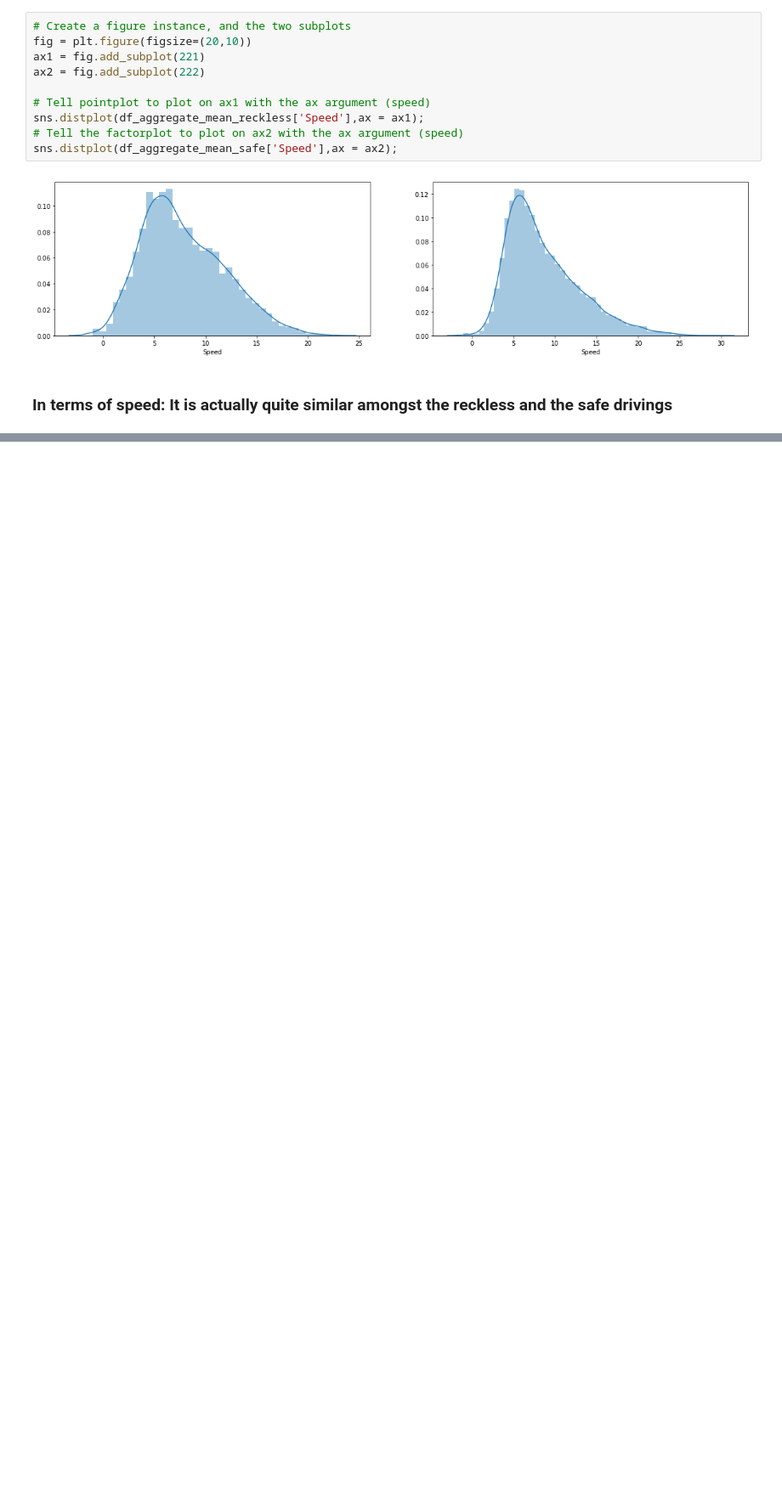
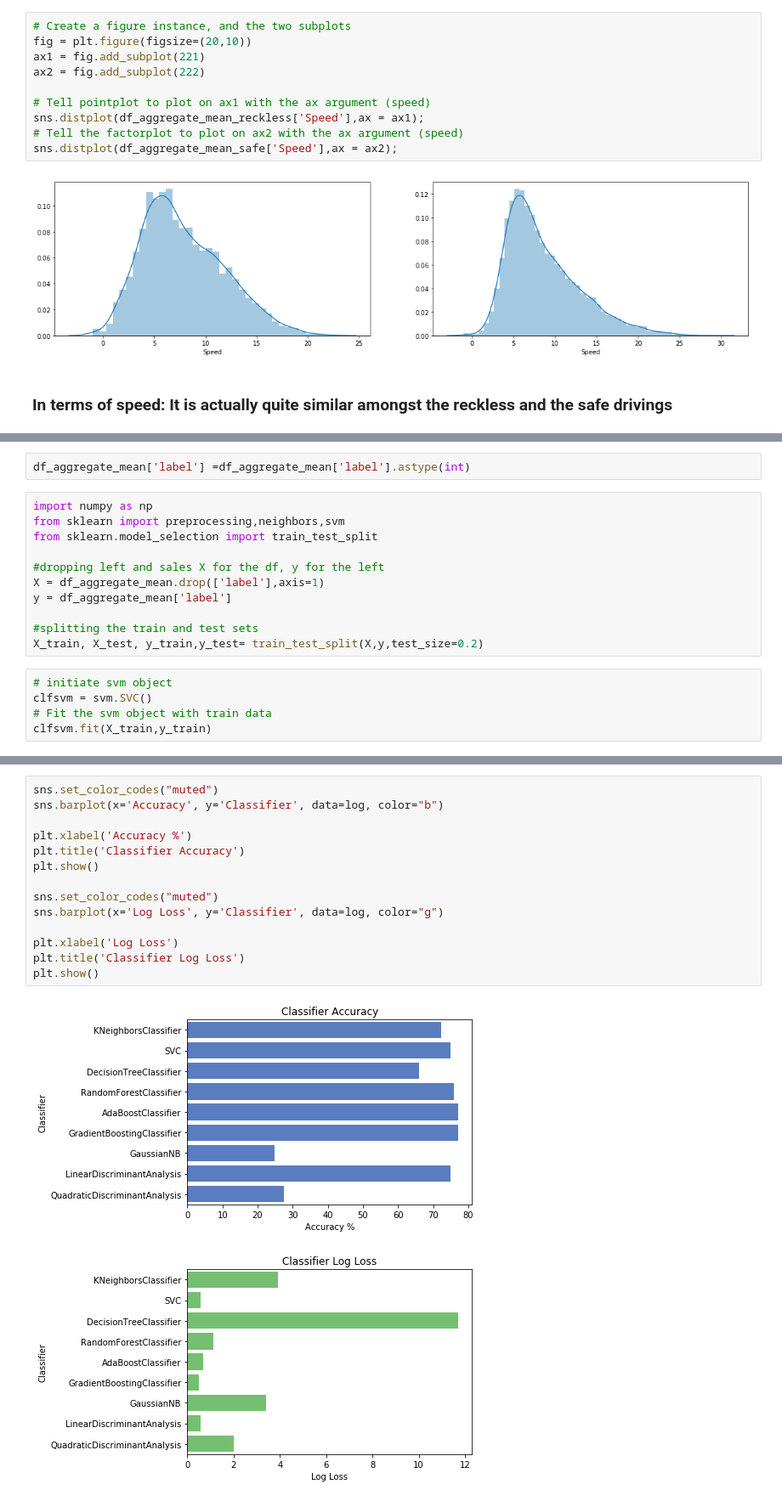
Before and after one commit to VincentTatan/GrabSafetyChallenge, a Jupyter notebook: Grab_Challenge_Python_Notebook.ipynb, the cells around one changed output, grey strips where cells are left out. Shown at 85% size. Cells and saved outputs as stored; diff of their text form; blank space fills up the shorter version.

```diff
--- a/Grab_Challenge_Python_Notebook.ipynb
+++ b/Grab_Challenge_Python_Notebook.ipynb
@@ -225,0 +265,18 @@ sns.distplot(df_aggregate_mean_safe['Speed'],ax = ax2);
+# %%
+df_aggregate_mean['label'] =df_aggregate_mean['label'].astype(int)
+# %%
+import numpy as np
+from sklearn import preprocessing,neighbors,svm
+from sklearn.model_selection import train_test_split
+
+#dropping left and sales X for the df, y for the left
+X = df_aggregate_mean.drop(['label'],axis=1)
+y = df_aggregate_mean['label']
+
+#splitting the train and test sets
+X_train, X_test, y_train,y_test= train_test_split(X,y,test_size=0.2)
+# %%
+# initiate svm object
+clfsvm = svm.SVC()
+# Fit the svm object with train data
+clfsvm.fit(X_train,y_train)
@@ -225,0 +388,17 @@ sns.distplot(df_aggregate_mean_safe['Speed'],ax = ax2);
+# %%
+sns.set_color_codes("muted")
+sns.barplot(x='Accuracy', y='Classifier', data=log, color="b")
+
+plt.xlabel('Accuracy %')
+plt.title('Classifier Accuracy')
+plt.show()
+
+sns.set_color_codes("muted")
+sns.barplot(x='Log Loss', y='Classifier', data=log, color="g")
+
+plt.xlabel('Log Loss')
+plt.title('Classifier Log Loss')
+plt.show()
+# %% [output]
+[figure, added]
+[figure, added]
```
Also changed, not shown: parts of 15 cells of this notebook.
